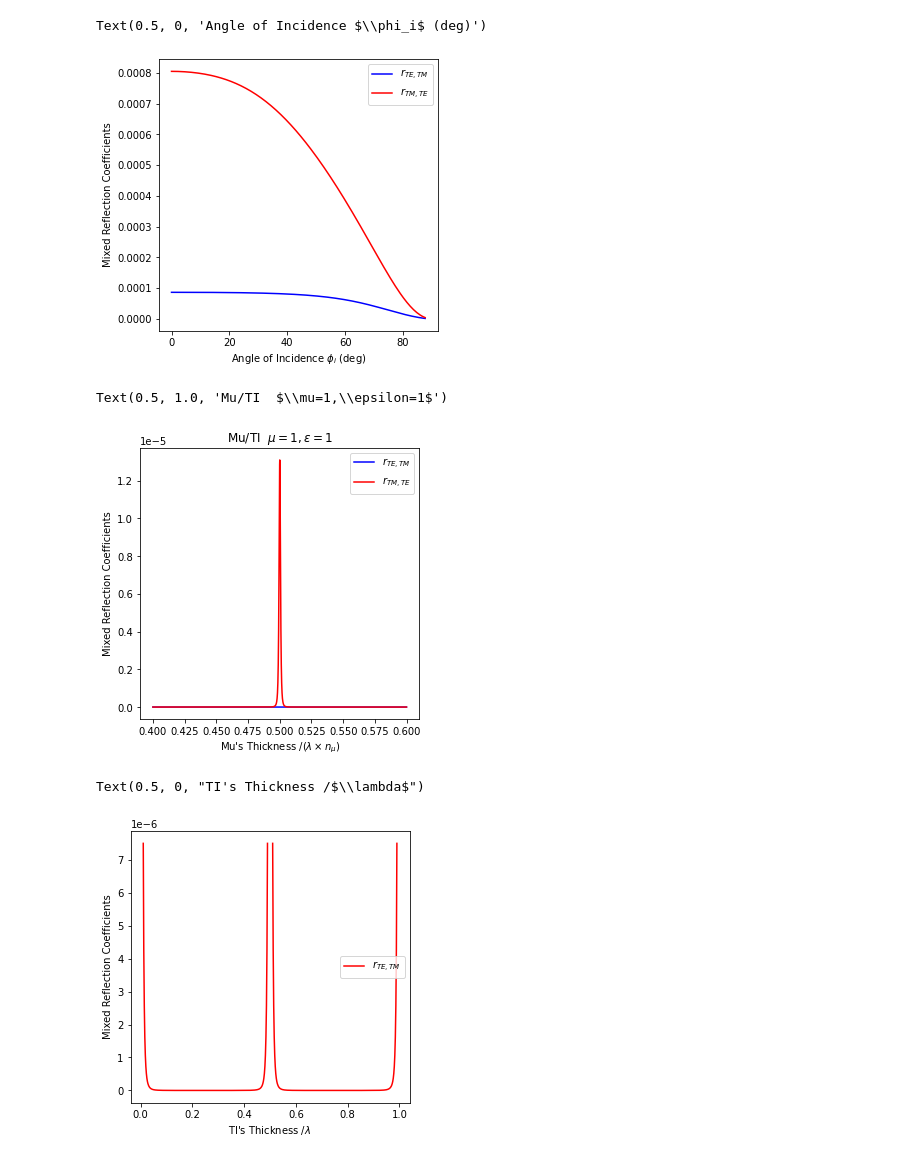
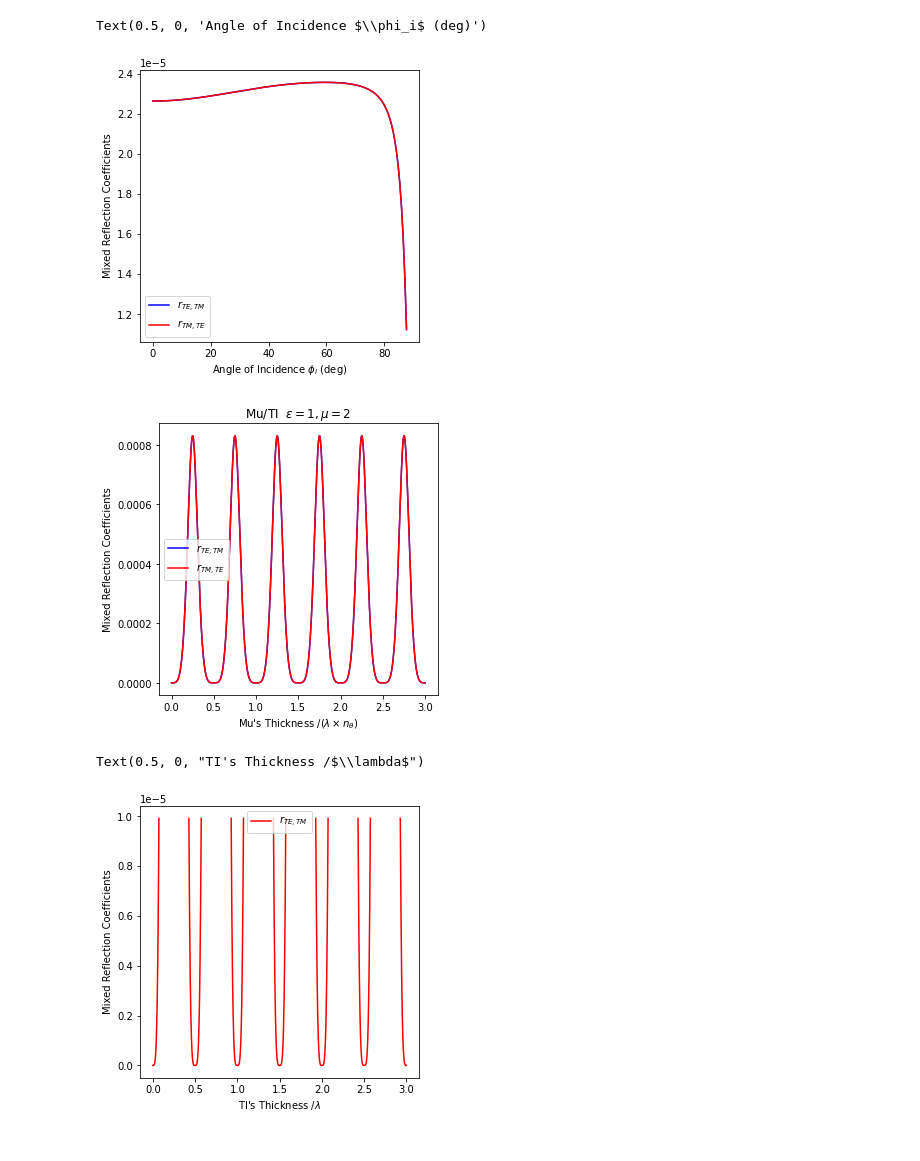
Before and after one commit to eitandv/Public_Maze, a Jupyter notebook: Good Coding/Thickness.ipynb, the cells around one changed output. Cells and saved outputs as stored; diff of their text form; code cells hidden in the pictures.

Commit message:
zp vs zc and thickness debug

```diff
--- a/Good Coding/Thickness.ipynb
+++ b/Good Coding/Thickness.ipynb
@@ -18,7 +18,7 @@ def cquad(func, a, b, **kwargs):
     return (real_integral[0] + 1j*imag_integral[0], 'Hey Boi')
 # %%
 # Parameters
-TI_emu = (1,20)
+TI_emu = (3,1)
 
 data1 = {"alpha" : 1/137, "c" : 3*10**8, "m1" : 1, "m2" : 1, "e1" : 1, "e2" : 1, "n1" : 1, "theta1" : 0, "theta2" : pi,  'w' : 1}
 data1['w'] = data1['c']*2*pi/(600*10**(-9))
@@ -77,7 +77,7 @@ def Rtetm(kp, data=data1, display=False):
     e1, e2, k1, k2, m1, m2, n1, n2, delta, c, w = data['e1'], data['e2'], data['k1'], data['k2'], data['m1'], data['m2'], data['n1'], data['n2'], data['delta'], data['c'], data['w']
     thingy = -2*m2*n1*np.sqrt(k1**2-kp**2)*np.sqrt(k2**2-kp**2)*delta/( (e2*np.sqrt(k1**2-kp**2) + e1*np.sqrt(k2**2-kp**2) )*(m1*m2*(m2*np.sqrt(k1**2-kp**2)+m1*np.sqrt(k2**2-kp**2))) + np.sqrt(k1**2-kp**2)*np.sqrt(k2**2-kp**2)*delta**2)
     if display: return np.abs(thingy)**2
-    return np.abs(thingy)**2
+    return thingy
 
 def Rtete(kp, data=data1, display=False):
     e1, e2, k1, k2, m1, m2, n1, n2, delta, c, w = data['e1'], data['e2'], data['k1'], data['k2'], data['m1'], data['m2'], data['n1'], data['n2'], data['delta'], data['c'], data['w']
@@ -252,7 +258,7 @@ ax.set_ylabel(r'Mixed Reflection Coefficients')
 ax.set_xlabel(r'Angle of Incidence $\phi_i$ (deg)')
 # %% [output]
 Text(0.5, 0, 'Angle of Incidence $\\phi_i$ (deg)')
-[figure, old version]
+[figure, new version]
 # %%
 def generate_datas_thicc(thicknesses):
     datas = []
@@ -296,9 +302,9 @@ def generate_datas_thicc2(thicknesses):
         datas.append(data_th)
     return datas
 # %%
-TI_emu = (1,1)
-thicknesses = np.arange(0.4, 0.6, 0.0001)
-thick_datas = generate_datas_thicc2(thicknesses)
+TI_emu = (1,2)
+thicknesses = np.arange(0, 3, 0.001)
+thick_datas = generate_datas_thicc(thicknesses)
 theta_i = 0
 kps = dataMu2['k1']*np.sin(theta_i)
 rtetmMu_points = rtetmMU(kps, thick_datas, display=True)
@@ -306,18 +312,18 @@ rtmteMu_points = rtmteMU(kps, thick_datas, display=True)
 # %%
 fig, ax = plt.subplots(figsize=(5,5))
 handles, labels = ax.get_legend_handles_labels()
 ax.legend(handles, labels)
 
 ax_rtmtm, = ax.plot(thicknesses, rtetmMu_points, color= 'blue', label=r'$r_{{TE,TM}}$')
 ax_rtete, = ax.plot(thicknesses, rtmteMu_points, color= 'red', label=r'$r_{{TM,TE}}$')
 
 ax.legend(handles=[ax_rtmtm, ax_rtete], prop={'size': 10})
 ax.set_ylabel(r'Mixed Reflection Coefficients')
-ax.set_xlabel('Mu\'s Thickness /' +r'$(\lambda\times n_\mu)$')
-ax.set_title(r'Mu/TI  $\mu={},\epsilon={}$'.format(TI_emu[0],TI_emu[1]))
+ax.set_xlabel('Mu\'s Thickness /' +r'$(\lambda\times n_\theta)$')
+ax.set_title(r'Mu/TI  $\epsilon={},\mu={}$'.format(TI_emu[0],TI_emu[1]))
+fig.savefig('Plots Scan/Thickness_epsilon={}_mu={}.png'.format(TI_emu[0], TI_emu[1]), bbox_inches='tight')
 # %% [output]
-Text(0.5, 1.0, 'Mu/TI  $\\mu=1,\\epsilon=1$')
-[figure, old version]
+[figure, new version]
 # %%
 fig, ax = plt.subplots(figsize=(5,5))
 handles, labels = ax.get_legend_handles_labels()
@@ -336,4 +342,4 @@ ax.set_ylabel(r'Mixed Reflection Coefficients')
 ax.set_xlabel('TI\'s Thickness /' +r'$\lambda$')
 # %% [output]
 Text(0.5, 0, "TI's Thickness /$\\lambda$")
-[figure, old version]
+[figure, new version]
```
Also changed, not shown: parts of 2 cells of this notebook, 5 other files.
